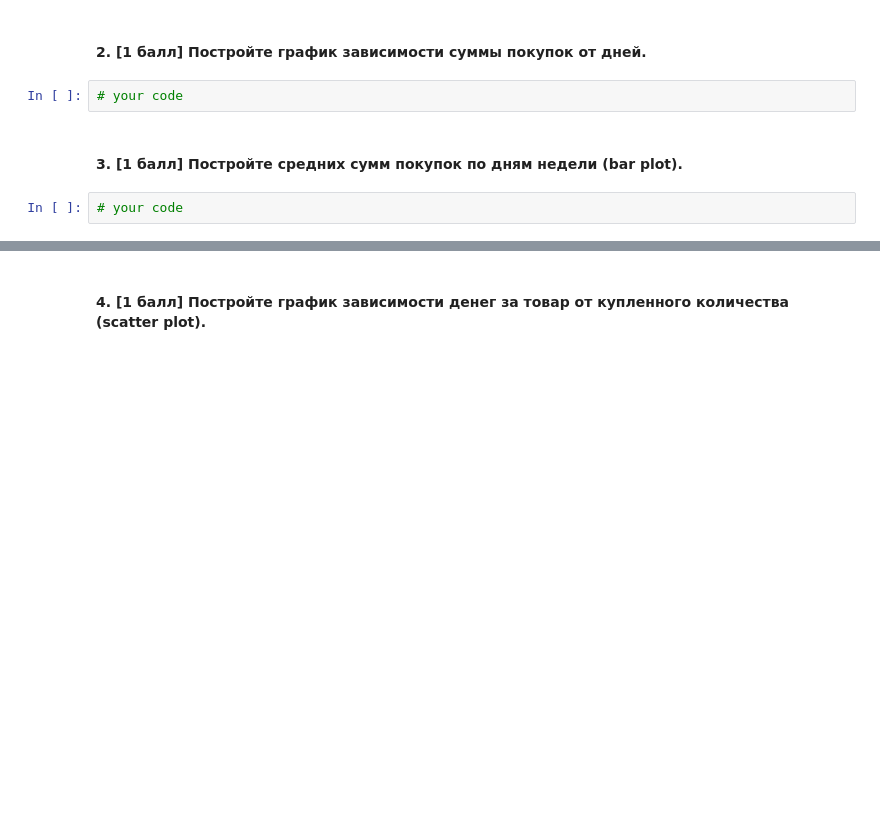
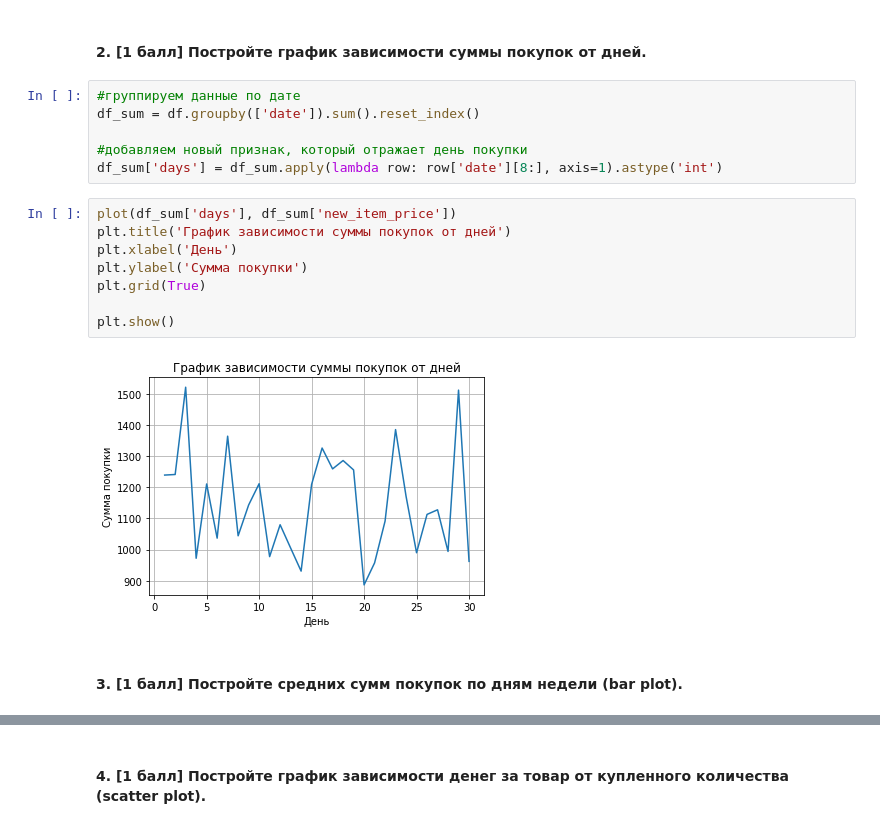
Before and after one commit to hse-mlearn/ha-01-yulia537, a Jupyter notebook: homework-practice-01.ipynb, the cells around one changed output, grey strips where cells are left out. Saved outputs shown, nothing was run; the diff lists cells and outputs as text; blank space fills up the shorter version.

```diff
--- a/homework-practice-01.ipynb
+++ b/homework-practice-01.ipynb
@@ -201,8 +347,20 @@ df['date'] = df.order_id.map(dates['date'])
 # %% [markdown]
 #### 2. [1 балл] Постройте график зависимости суммы покупок от дней.
-# %%
-# your code
+# %%
+#группируем данные по дате
+df_sum = df.groupby(['date']).sum().reset_index()
+
+#добавляем новый признак, который отражает день покупки
+df_sum['days'] = df_sum.apply(lambda row: row['date'][8:], axis=1).astype('int')
+# %%
+plot(df_sum['days'], df_sum['new_item_price'])
+plt.title('График зависимости суммы покупок от дней')
+plt.xlabel('День')
+plt.ylabel('Сумма покупки')
+plt.grid(True)
+
+plt.show()
+# %% [output]
+[figure, added]
 # %% [markdown]
 #### 3. [1 балл] Постройте средних сумм покупок по дням недели (bar plot).
-# %%
-# your code
```
Also changed, not shown: parts of 46 cells of this notebook, 3 other files.
